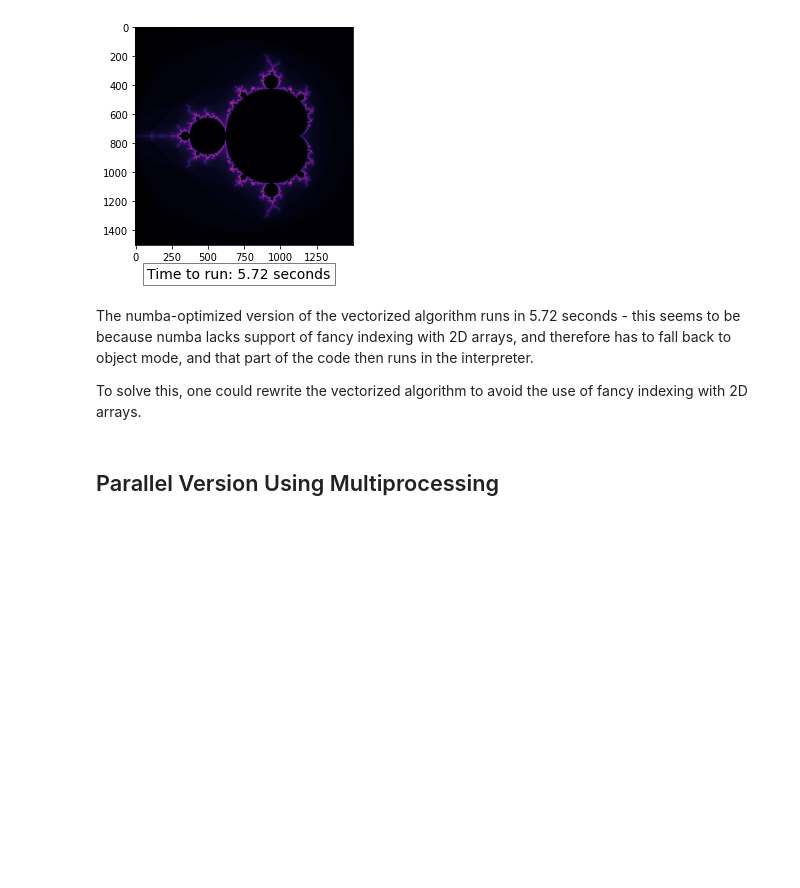
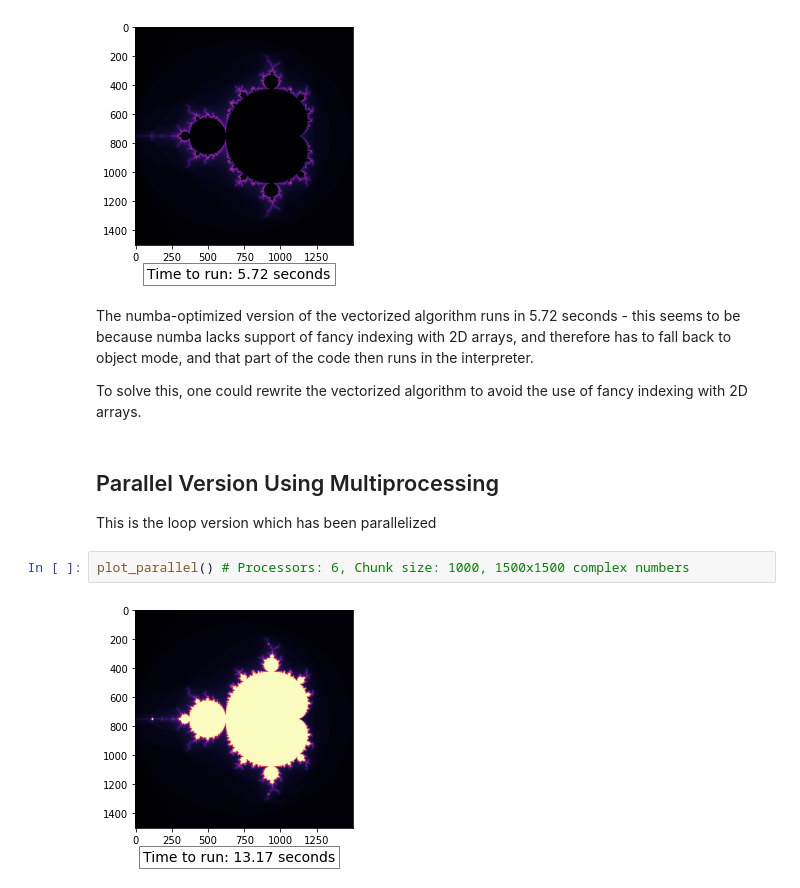
Before and after one commit to andreasmpoulsen/NSC, a Jupyter notebook: Mini-Project/comparison.ipynb, the cells around one changed output. Cells and saved outputs as stored; diff of their text form; blank space fills up the shorter version.

Commit message:
Parallel programming version Added final algorithm to comparison sheets

```diff
--- a/Mini-Project/comparison.ipynb
+++ b/Mini-Project/comparison.ipynb
@@ -45,3 +46,9 @@ The numba-optimized version of the vectorized algorithm runs in 5.72 seconds - t
 To solve this, one could rewrite the vectorized algorithm to avoid the use of fancy indexing with 2D arrays.
 # %% [markdown]
 ## Parallel Version Using Multiprocessing
+
+This is the loop version which has been parallelized
+# %%
+plot_parallel() # Processors: 6, Chunk size: 1000, 1500x1500 complex numbers
+# %% [output]
+[figure, added]
```
Also changed, not shown: parts of 5 cells of this notebook, 4 other files.
